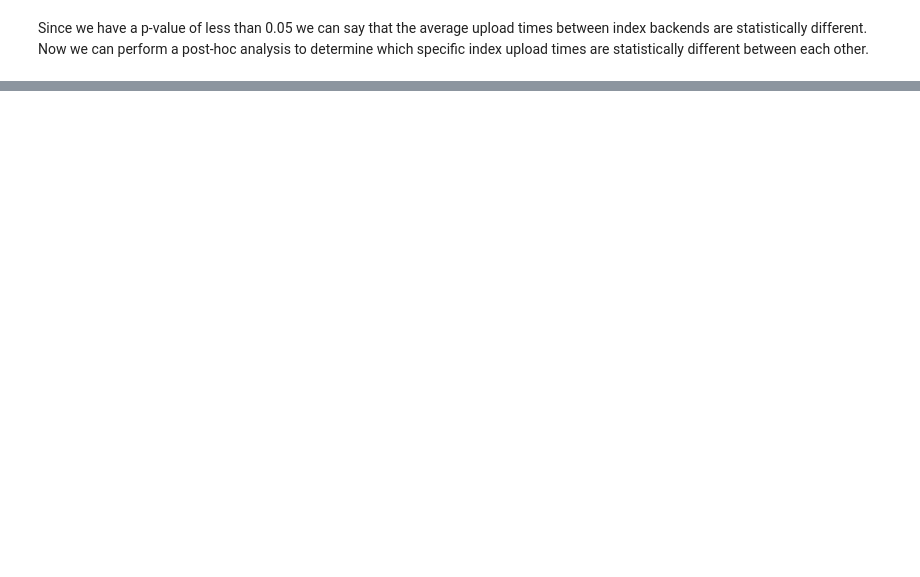
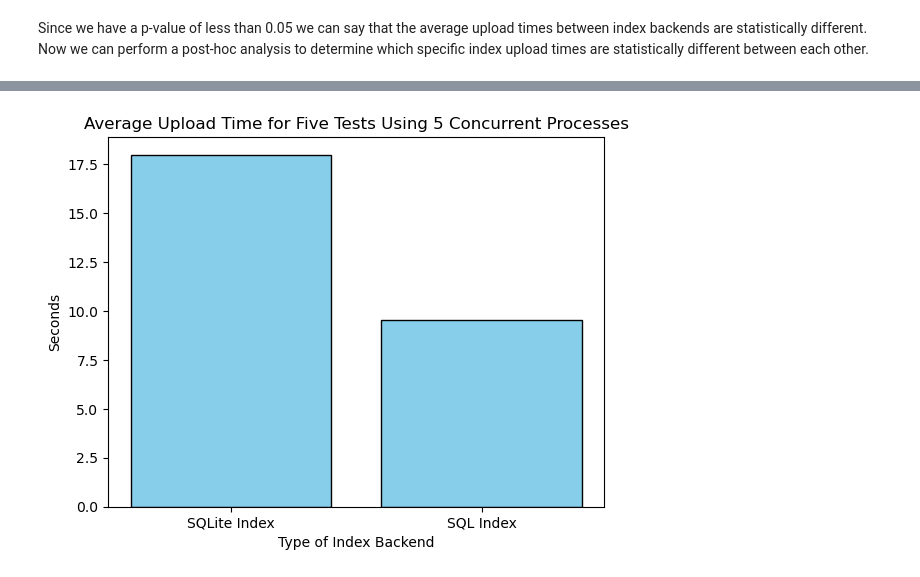
Before and after one commit to 309thEDDGE/weave, a Jupyter notebook: weave/analytics/comparative_analysis.ipynb, the cells around one changed output, grey strips where cells are left out. Saved outputs shown, nothing was run; the diff lists cells and outputs as text; code cells hidden in the pictures; blank space fills up the shorter version.

```diff
--- a/weave/analytics/comparative_analysis.ipynb
+++ b/weave/analytics/comparative_analysis.ipynb
@@ -148,0 +198,32 @@ Indexes Ranked by Upload Time:
+# %%
+con_sql_times = []
+baskets = generate_dummy_baskets(basket_count=1000, file_count=10, file_size_mb=1, file_path="dummy_txt", num_basket_types=5)
+
+for _ in range(5):
+    pantry = Pantry(IndexSQL, pantry_path="dummy_pantry", file_system=LocalFileSystem())
+
+    # Create a delayed function to upload all of our chunks
+    @delayed
+    def upload_chunk(chunk):
+        pantry = Pantry(IndexSQL, pantry_path="dummy_pantry", file_system=LocalFileSystem())
+        run_index_basket_upload_test(chunk, pantry)
+
+    # Create 5 equal chunks each with 200 baskets
+    chunks = [baskets[i:i+200] for i in range(0, len(baskets), 200)]
+
+    # Upload all chunks in parallel
+    delayed_uploads = [upload_chunk(chunk) for chunk in chunks]
+
+    start_time = time.time()
+    results = client.compute(delayed_uploads, sync=True)
+    end_time = time.time()
+    test_time = end_time - start_time
+
+    con_sql_times.append(test_time)
+    shutil.rmtree("dummy_pantry")
+    pantry.index.drop_index()
+
+shutil.rmtree("dummy_txt")
+
+print(f"SQL index upload times with 5 concurrent processes: {con_sql_times}")
+print(f"Average SQL index upload time for 5 different tests: {np.mean(con_sql_times)}")
@@ -148,0 +248,13 @@ Indexes Ranked by Upload Time:
+# %%
+categories = ["SQLite Index", "SQL Index"]
+values = [np.mean(con_sqlite_times), np.mean(con_sql_times)]
+
+plt.bar(categories, values, color='skyblue', edgecolor='black')
+
+plt.xlabel('Type of Index Backend')
+plt.ylabel('Seconds')
+plt.title('Average Upload Time for Five Tests Using 5 Concurrent Processes')
+
+plt.show()
+# %% [output]
+[figure, added]
```
Also changed, not shown: parts of 23 cells of this notebook.
